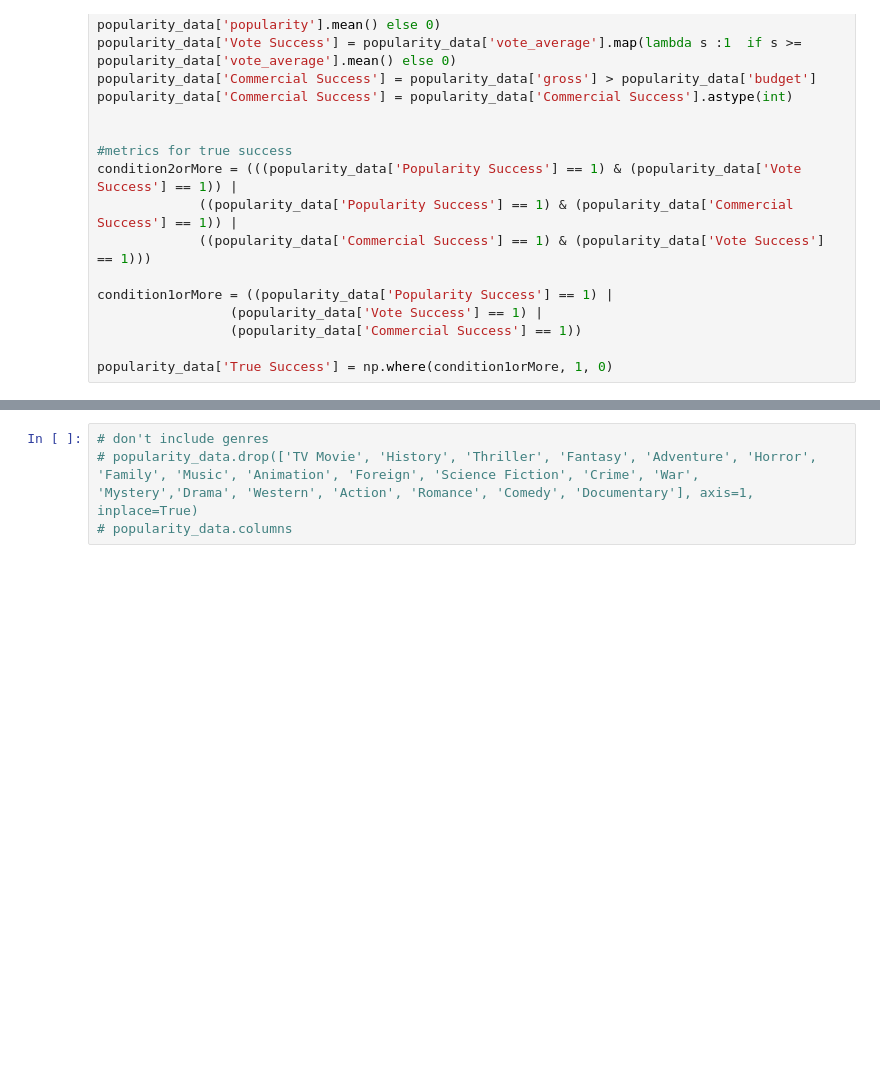
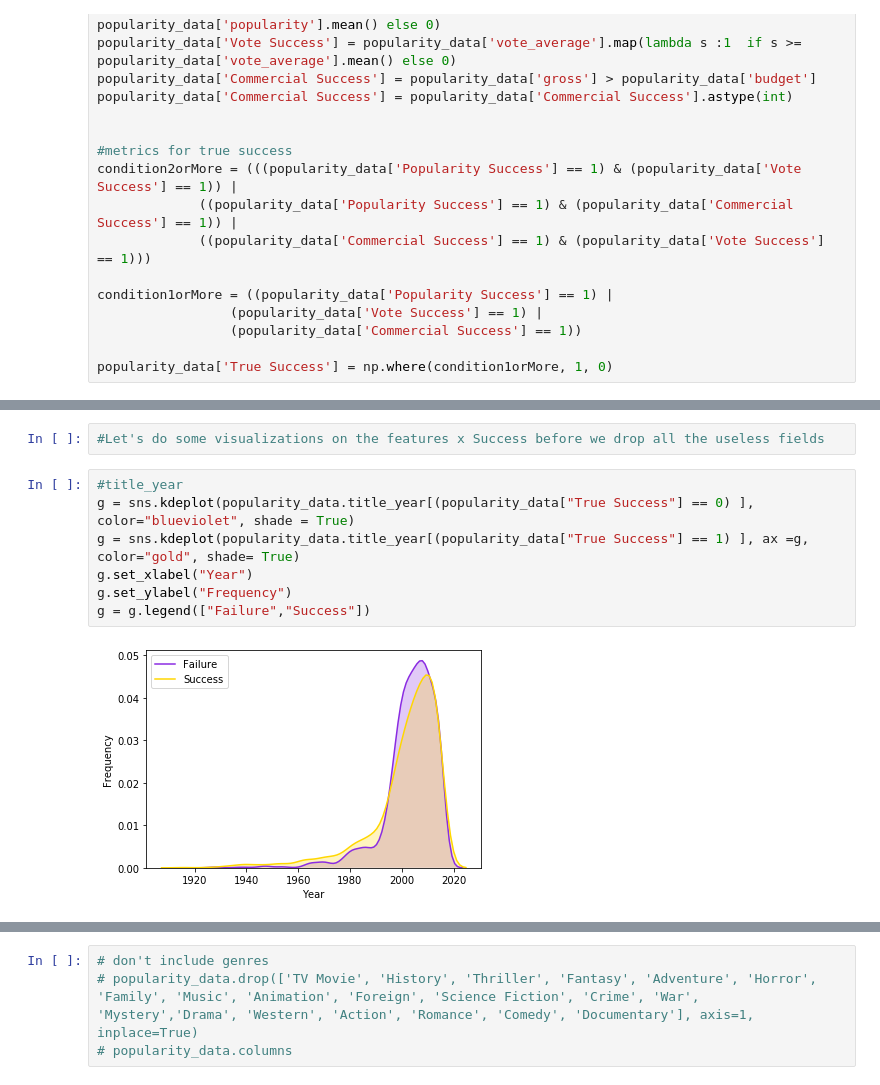
Before and after one commit to jzhan2543/fall19ml-moviepredictions, a Jupyter notebook: movie_notebook.ipynb, the cells around one changed output, grey strips where cells are left out. Cells and saved outputs as stored; diff of their text form; blank space fills up the shorter version.

```diff
--- a/movie_notebook.ipynb
+++ b/movie_notebook.ipynb
@@ -263,0 +302,11 @@ popularity_data['True Success'] = np.where(condition1orMore, 1, 0)
+# %%
+#Let's do some visualizations on the features x Success before we drop all the useless fields
+# %%
+#title_year
+g = sns.kdeplot(popularity_data.title_year[(popularity_data["True Success"] == 0) ], color="blueviolet", shade = True)
+g = sns.kdeplot(popularity_data.title_year[(popularity_data["True Success"] == 1) ], ax =g, color="gold", shade= True)
+g.set_xlabel("Year")
+g.set_ylabel("Frequency")
+g = g.legend(["Failure","Success"])
+# %% [output]
+[figure, added]
```
Also changed, not shown: parts of 23 cells of this notebook.
